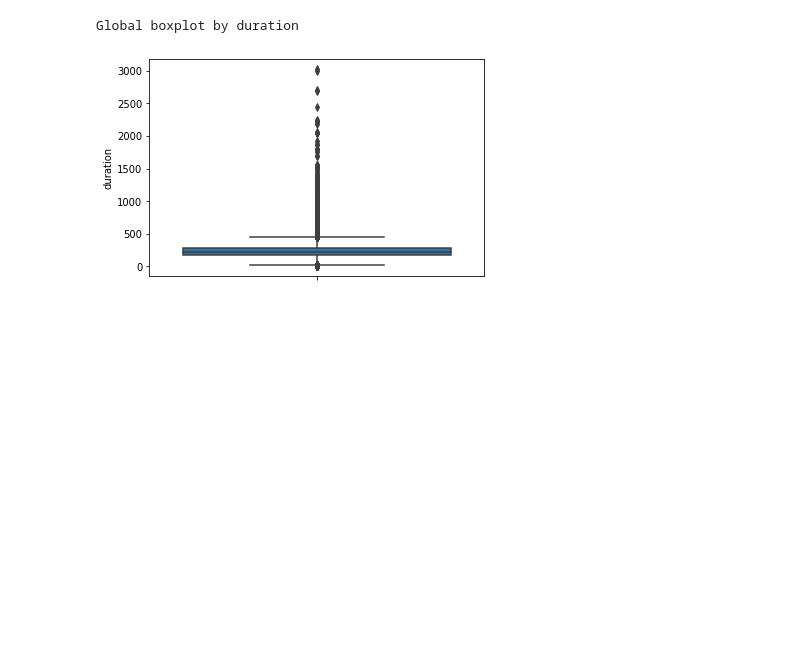
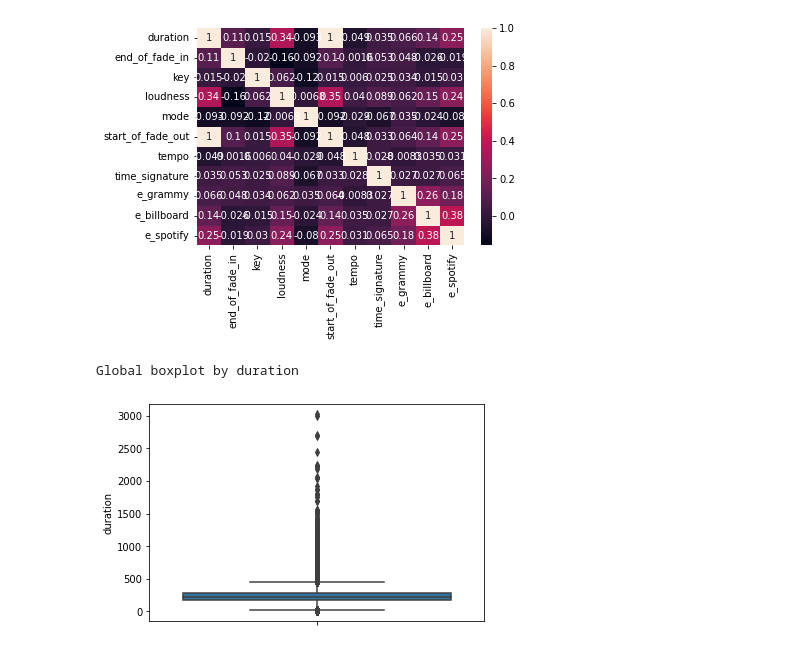
Before and after one commit to pbaldisa/musical-analysis, a Jupyter notebook: statistics.ipynb, the cells around one changed output. Cells and saved outputs as stored; diff of their text form; code cells hidden in the pictures; blank space fills up the shorter version.

```diff
--- a/statistics.ipynb
+++ b/statistics.ipynb
@@ -27,0 +28,9 @@ df.describe(include = 'all')
+# %%
+def draw_corr_matrix(df):
+    corrMatrix = df.corr()
+    display(corrMatrix)
+    sns.heatmap(corrMatrix, annot = True)
+    plt.show()
+# %%
+draw_corr_matrix(df)
+# %% [output]
@@ -28,3 +49,4 @@ df.describe(include = 'all')
+[figure, added]
 # %%
 #draw all the 7 boxplots we require for each column
 def drawBoxPlotsByColumn(df, colName, successType):
```
Also changed, not shown: parts of 2 cells of this notebook, 5 other files.
